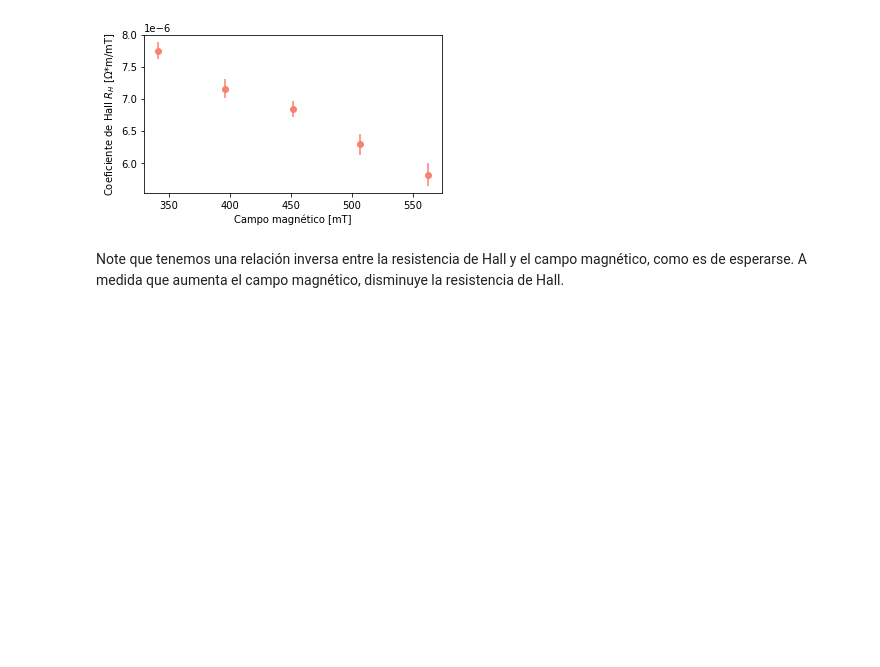
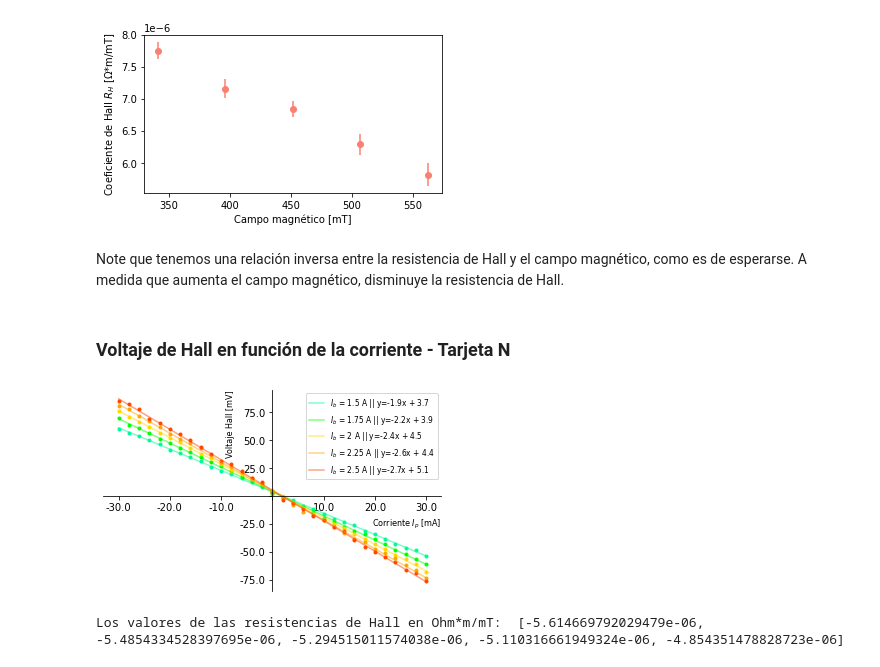
Before and after one commit to sofiaalvarezlopez/Laboratorio-Intermedio, a Jupyter notebook: Efecto Hall/Efecto Hall.ipynb, the cells around one changed output. Cells and saved outputs as stored; diff of their text form; code cells hidden in the pictures; blank space fills up the shorter version.

```diff
--- a/Efecto Hall/Efecto Hall.ipynb
+++ b/Efecto Hall/Efecto Hall.ipynb
@@ -132,3 +127,42 @@ plt.savefig('Hall_coeff_tarjeta_p.pdf')
 [figure]
 # %% [markdown]
 Note que tenemos una relación inversa entre la resistencia de Hall y el campo magnético, como es de esperarse. A medida que aumenta el campo magnético, disminuye la resistencia de Hall.
+# %% [markdown]
+### Voltaje de Hall en función de la corriente - Tarjeta N
+# %%
+n_V_I = pd.read_excel('Efecto_Hall.xlsx', sheet_name='n V-I')
+# %%
+x = np.linspace(n_V_I['Corriente (mA)'][0], n_V_I['Corriente (mA)'][len(n_V_I)-1], 100)
+popt_150, pcov_150 = curve_fit(ajuste_lineal, n_V_I['Corriente (mA)'], n_V_I['Voltaje Hall a 1,5 A (mV)'])
+popt_175, pcov_175 = curve_fit(ajuste_lineal, n_V_I['Corriente (mA)'], n_V_I['Voltaje Hall a 1,75 A (mV)'])
+popt_200, pcov_200 = curve_fit(ajuste_lineal, n_V_I['Corriente (mA)'], n_V_I['Voltaje Hall a 2 A (mV)'])
+popt_225, pcov_225 = curve_fit(ajuste_lineal, n_V_I['Corriente (mA)'], n_V_I['Voltaje Hall a 2,25 A (mV)'])
+popt_250, pcov_250 = curve_fit(ajuste_lineal, n_V_I['Corriente (mA)'], n_V_I['Voltaje Hall a 2,5 A (mV)'])
+# %%
+fig, ax = plt.subplots(figsize=(5,5/1.61616))
+i_b = 1.5
+colors = ['mediumspringgreen', 'lime', 'gold', 'orange', 'orangered', 'red']
+for i,col in enumerate(n_V_I.columns):
+    if col != 'Corriente (mA)':
+        plt.plot(n_V_I['Corriente (mA)'], n_V_I[col], '.',c=colors[i-1])
+        i_b += 0.25
+plt.plot(x, x*popt_150[0] + popt_150[1],c=colors[0], alpha=0.5, label= '$I_b$ = 1.5 A ||' + ' y={:.1f}x + {:.1f}'.format(popt_150[0], popt_150[1]))
+plt.plot(x, x*popt_175[0] + popt_175[1],c=colors[1], alpha=0.5, label='$I_b$ = 1.75 A ||' +' y={:.1f}x + {:.1f}'.format(popt_175[0], popt_175[1]))
+plt.plot(x, x*popt_200[0] + popt_200[1],c=colors[2], alpha=0.5, label='$I_b$ = 2 A ||' + ' y={:.1f}x + {:.1f}'.format(popt_200[0], popt_200[1]))
+plt.plot(x, x*popt_225[0] + popt_225[1],c=colors[3], alpha=0.5, label='$I_b$ = 2.25 A ||' + ' y={:.1f}x + {:.1f}'.format(popt_225[0], popt_225[1]))
+plt.plot(x, x*popt_250[0] + popt_250[1],c=colors[4], alpha=0.5, label='$I_b$ = 2.5 A ||' +' y={:.1f}x + {:.1f}'.format(popt_250[0], popt_250[1]))
+
+ax.spines['left'].set_position('zero')
+ax.spines['right'].set_color('none')
+ax.spines['bottom'].set_position('zero')
+ax.spines['top'].set_color('none')
+func = lambda x, pos: "" if np.isclose(x,0) else x
+plt.gca().xaxis.set_major_formatter(ticker.FuncFormatter(func))
+plt.gca().yaxis.set_major_formatter(ticker.FuncFormatter(func))
+ax.set_xlabel('Corriente $I_p$ [mA]', fontsize=8, loc='right')
+ax.set_ylabel('Voltaje Hall [mV]', fontsize=8, loc='top')
+plt.tight_layout()
+ax.legend(loc='upper right',prop={'size': 7.5})
+plt.savefig('n-V-I.pdf')
+# %% [output]
+[figure, added]
@@ -134,0 +178,4 @@ Note que tenemos una relación inversa entre la resistencia de Hall y el campo m
+# %%
+print('Los valores de las resistencias de Hall en Ohm*m/mT: ', R_H_p)
+# %% [output]
+Los valores de las resistencias de Hall en Ohm*m/mT:  [-5.614669792029479e-06, -5.4854334528397695e-06, -5.294515011574038e-06, -5.110316661949324e-06, -4.854351478828723e-06]
```
Also changed, not shown: parts of 4 cells of this notebook, 5 other files.
